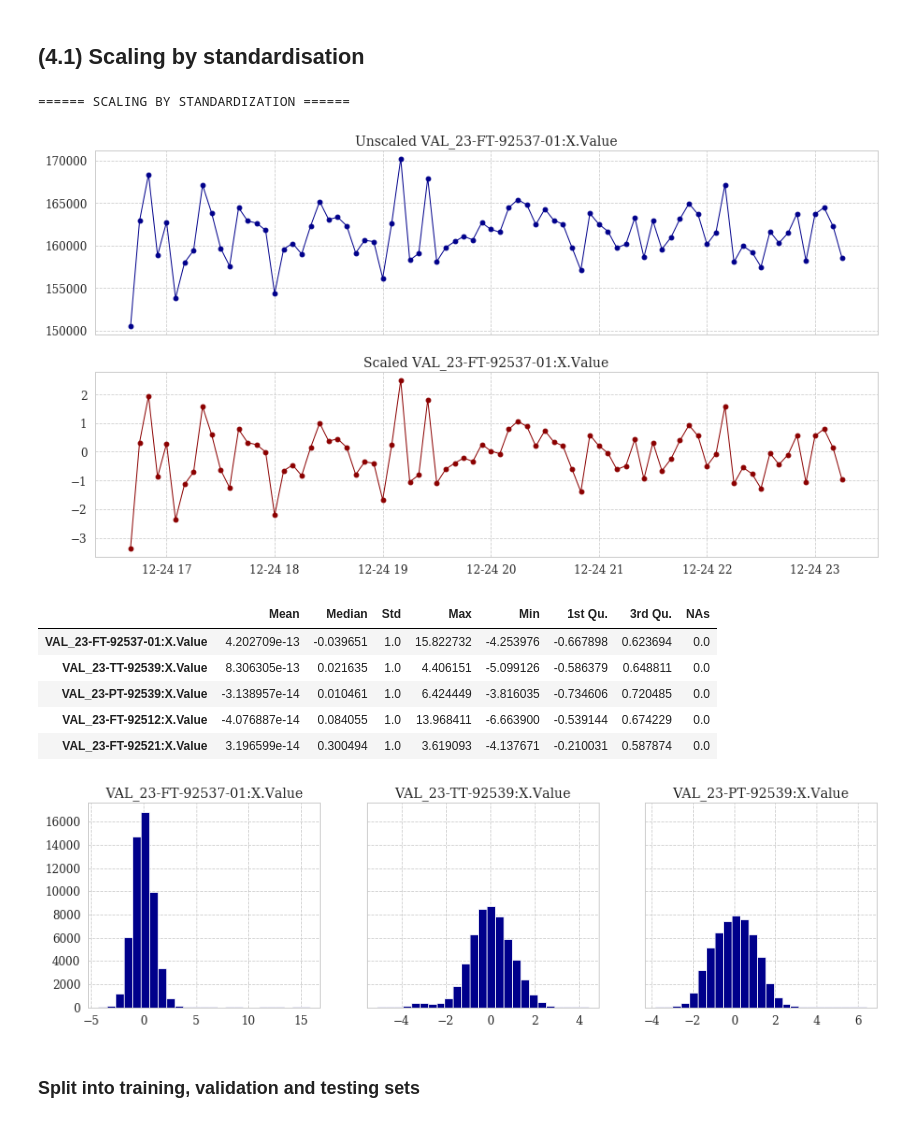
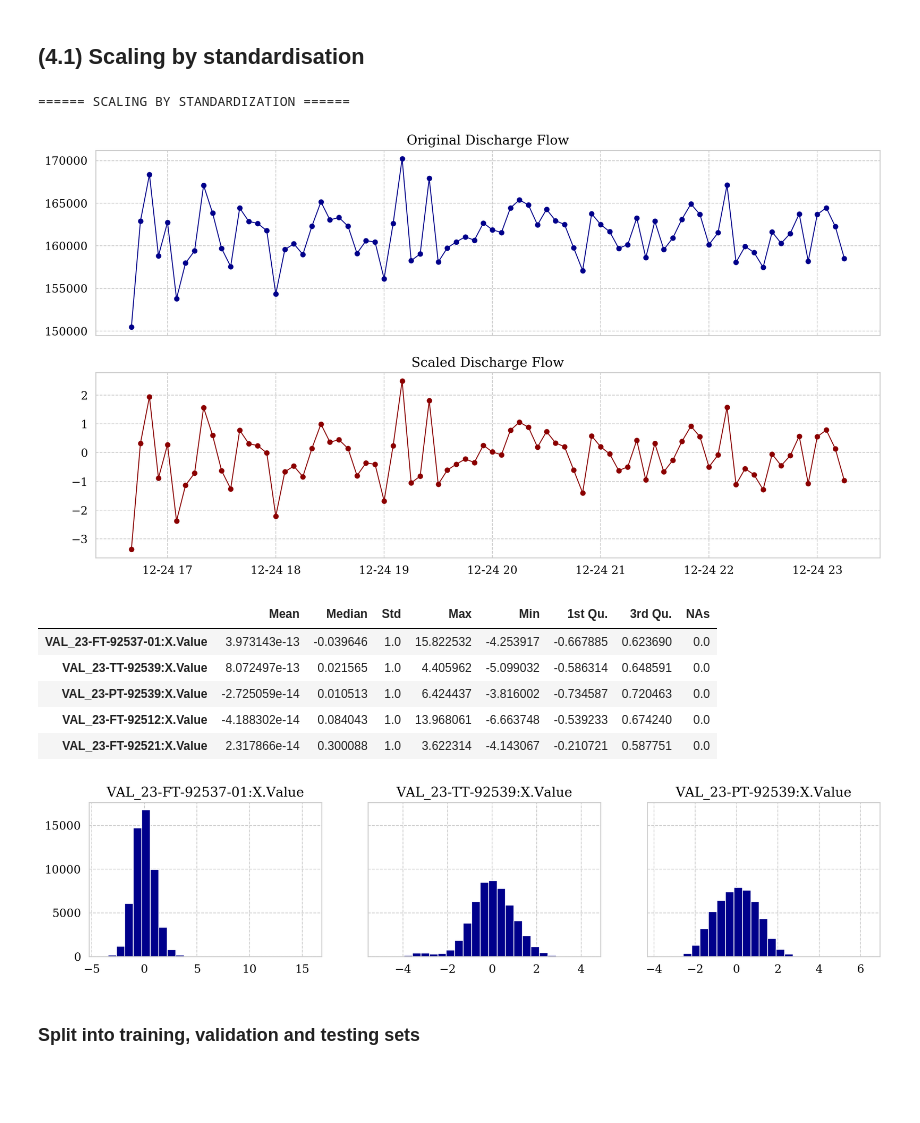
Before and after one commit to hreiten/master-thesis, a Jupyter notebook: src/preprocessing/data-reader.ipynb, the cells around one changed output. Cells and saved outputs as stored; diff of their text form; code cells hidden in the pictures; blank space fills up the shorter version.

```diff
--- a/src/preprocessing/data-reader.ipynb
+++ b/src/preprocessing/data-reader.ipynb
@@ -194,0 +194,17 @@ fig.show()
+# %%
+# plot targets
+n_obs = 150
+target = 2
+
+fig, axs = plt.subplots(nrows=1, ncols=2, figsize=(12,4), sharex=True)
+ax = axs[0]
+ax.plot(DTIMESTAMPS[:n_obs], data_targets.iloc[:n_obs, 1], color="darkblue", markersize=3, marker="o")
+ax.set_xticks(ax.get_xticks()[::2])
+
+ax = axs[1]
+ax.plot(DTIMESTAMPS[:n_obs], data_targets.iloc[:n_obs, 2], color="darkred", markersize=3, marker="o")
+ax.set_xticks(ax.get_xticks()[::2])
+#plt.figure(figsize=(15,5))
+#plt.plot(DTIMESTAMPS[:n_obs], data_targets.iloc[:n_obs, 1], color="darkblue", markersize=3, marker="o")
+#plt.plot(DTIMESTAMPS[:n_obs], data_targets.iloc[:n_obs, 2], color="darkgreen", ms=3, marker="o")
+#plt.show()
@@ -365,8 +386,8 @@ data_amelia.columns = data_imp.columns
 
 # if not all columns have 0 NA, use forward filling
 if not np.all(data_amelia.isna().sum() == 0):
-    data_amelia = data.fillna(method="ffill")
-    data_amelia = data.fillna(method="backfill")
+    data_amelia = data_amelia.fillna(method="ffill")
+    data_amelia = data_amelia.fillna(method="backfill")
 
 assert np.all(data_amelia.isna().sum() == 0)
 
@@ -490,43 +511,43 @@ def plot_scale_comparison(data, data_scaled, timestamps=DTIMESTAMPS, target=0):
 
     fig, (ax1,ax2) = plt.subplots(2,1,sharex=True, figsize=(15,8))
     ax1.plot_date(timestamps[inds], data[inds,target], linewidth=1.0, linestyle="-", color="darkblue")
-    ax1.set_title("Unscaled {0}".format(TAGS_TARGETS[target]))
+    ax1.set_title("Original Discharge Flow")
     ax2.plot_date(DTIMESTAMPS[inds], data_scaled[inds,target], linewidth=1.0, linestyle="-", color="darkred")
-    ax2.set_title("Scaled {0}".format(TAGS_TARGETS[target]))
+    ax2.set_title("Scaled Discharge Flow")
     plt.show()
 # %% [markdown]
 ## (4.1) Scaling by standardisation
 # %%
 means = data_imputed[:train_size].mean().tolist()
 stds = data_imputed[:train_size].std().tolist()
 
 data_scaled = data_imputed.copy()
 data_scaled -= means
 data_scaled /= stds
 
 print("====== SCALING BY STANDARDIZATION ======")
 plot_scale_comparison(data=data_imputed.values, data_scaled=data_scaled.values)
 
-fig, axs = plt.subplots(nrows=1, ncols=len(TAGS_TARGETS), sharey=True, figsize = (15,4))
+fig, axs = plt.subplots(nrows=1, ncols=len(TAGS_TARGETS), sharey=True, figsize = (15,3))
 for i in range(len(TAGS_TARGETS)):
     target = TAGS_TARGETS[i]
     ax = axs[i]
 
     ax.hist(data_scaled.values[:train_size,i], bins=25, color="darkblue")
     ax.set_title(target)
 fig.show()
 
 get_stats_properties(data_scaled[:train_size]).head()
 # %% [output]
 ====== SCALING BY STANDARDIZATION ======
-[figure, old version]
+[figure, new version]
 |  | Mean | Median | Std | Max | Min | 1st Qu. | 3rd Qu. | NAs |
-| VAL_23-FT-92537-01:X.Value | 4.202709e-13 | -0.039651 | 1.0 | 15.822732 | -4.253976 | -0.667898 | 0.623694 | 0.0 |
-| VAL_23-TT-92539:X.Value | 8.306305e-13 | 0.021635 | 1.0 | 4.406151 | -5.099126 | -0.586379 | 0.648811 | 0.0 |
-| VAL_23-PT-92539:X.Value | -3.138957e-14 | 0.010461 | 1.0 | 6.424449 | -3.816035 | -0.734606 | 0.720485 | 0.0 |
-| VAL_23-FT-92512:X.Value | -4.076887e-14 | 0.084055 | 1.0 | 13.968411 | -6.663900 | -0.539144 | 0.674229 | 0.0 |
-| VAL_23-FT-92521:X.Value | 3.196599e-14 | 0.300494 | 1.0 | 3.619093 | -4.137671 | -0.210031 | 0.587874 | 0.0 |
+| VAL_23-FT-92537-01:X.Value | 3.973143e-13 | -0.039646 | 1.0 | 15.822532 | -4.253917 | -0.667885 | 0.623690 | 0.0 |
+| VAL_23-TT-92539:X.Value | 8.072497e-13 | 0.021565 | 1.0 | 4.405962 | -5.099032 | -0.586314 | 0.648591 | 0.0 |
+| VAL_23-PT-92539:X.Value | -2.725059e-14 | 0.010513 | 1.0 | 6.424437 | -3.816002 | -0.734587 | 0.720463 | 0.0 |
+| VAL_23-FT-92512:X.Value | -4.188302e-14 | 0.084043 | 1.0 | 13.968061 | -6.663748 | -0.539233 | 0.674240 | 0.0 |
+| VAL_23-FT-92521:X.Value | 2.317866e-14 | 0.300088 | 1.0 | 3.622314 | -4.143067 | -0.210721 | 0.587751 | 0.0 |
-[figure, old version]
+[figure, new version]
 # %% [markdown]
 ### Split into training, validation and testing sets
 # %%
```
Also changed, not shown: parts of 9 cells of this notebook, 14 other files.
